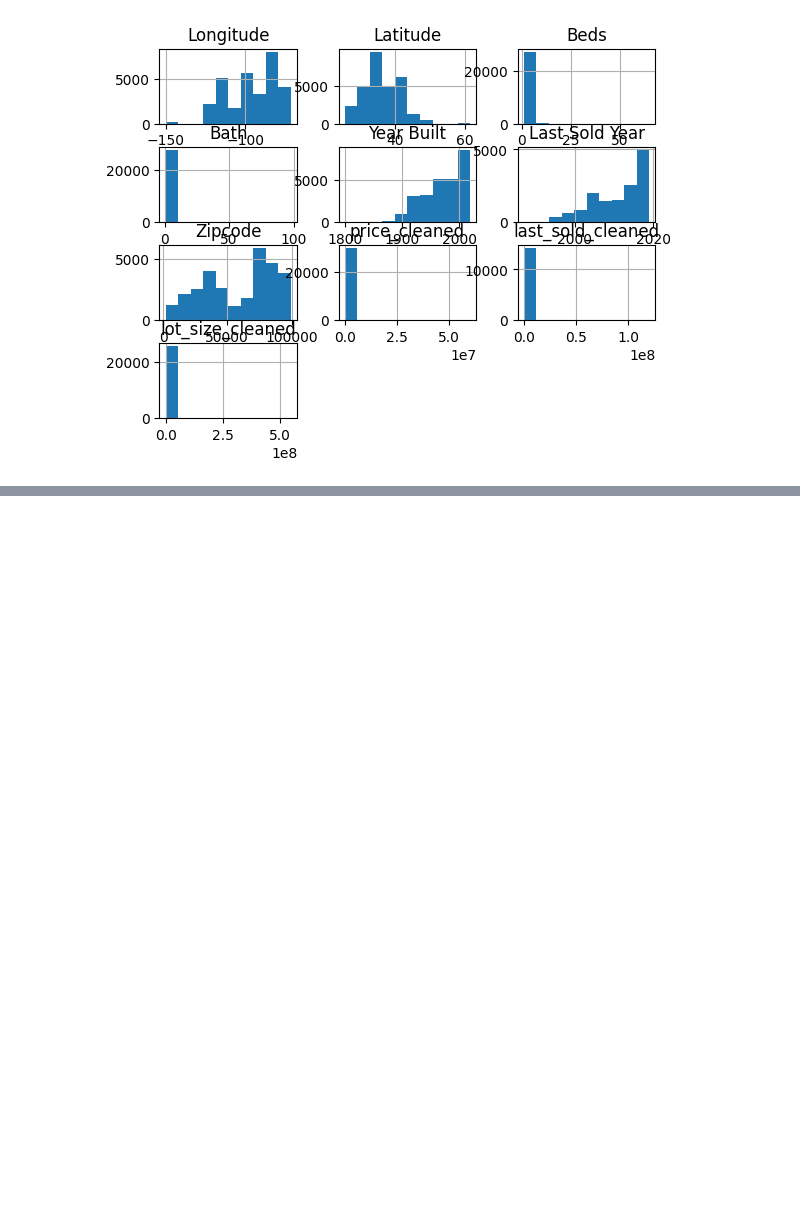
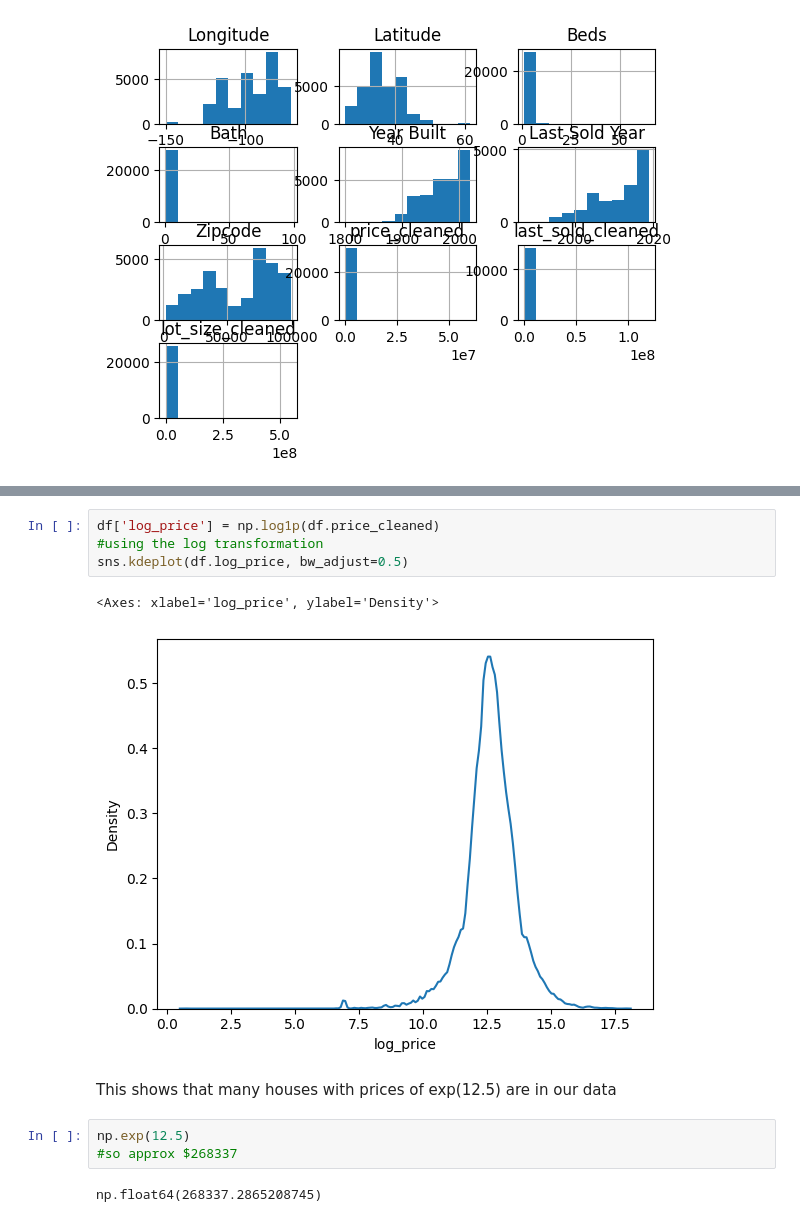
Before and after one commit to raushan-shah/CSY2082-AS1-assignment, a Jupyter notebook: code.ipynb, the cells around one changed output, grey strips where cells are left out. Drawn from its saved outputs; the diff is of its cells as text; blank space fills up the shorter version.

```diff
--- a/code.ipynb
+++ b/code.ipynb
@@ -426,0 +444,14 @@ array([[<Axes: title={'center': 'Longitude'}>,
+# %%
+df['log_price'] = np.log1p(df.price_cleaned)
+#using the log transformation
+sns.kdeplot(df.log_price, bw_adjust=0.5)
+# %% [output]
+<Axes: xlabel='log_price', ylabel='Density'>
+[figure, added]
+# %% [markdown]
+This shows that many houses with prices of exp(12.5) are in our data
+# %%
+np.exp(12.5)
+#so approx $268337
+# %% [output]
+np.float64(268337.2865208745)
```
Also changed, not shown: parts of 7 cells of this notebook.
